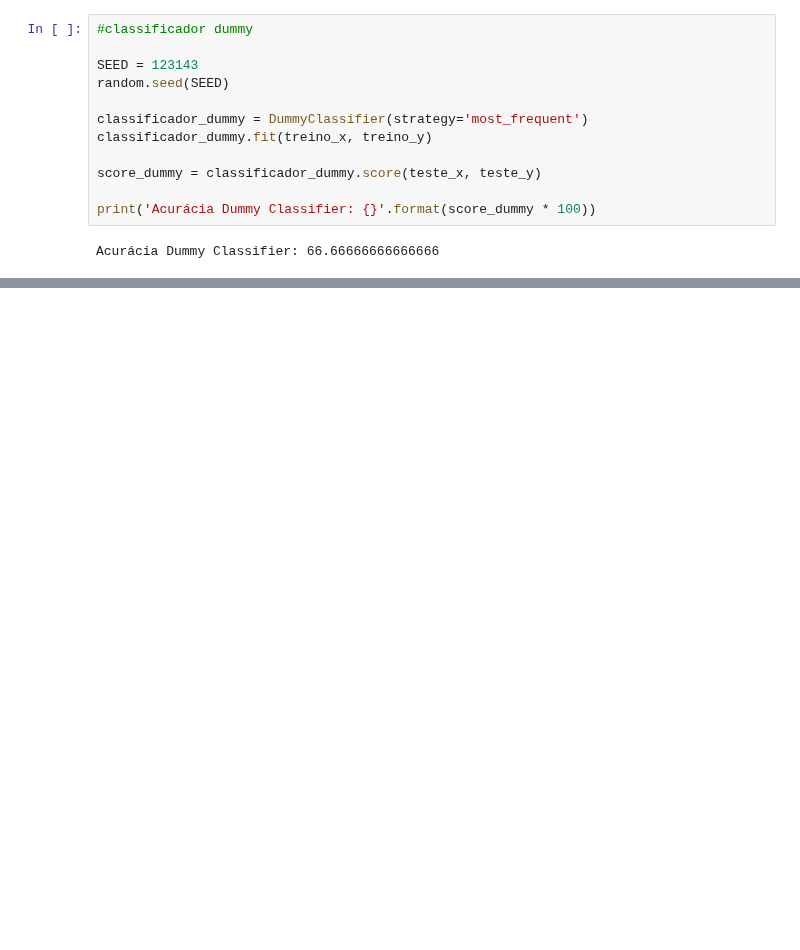
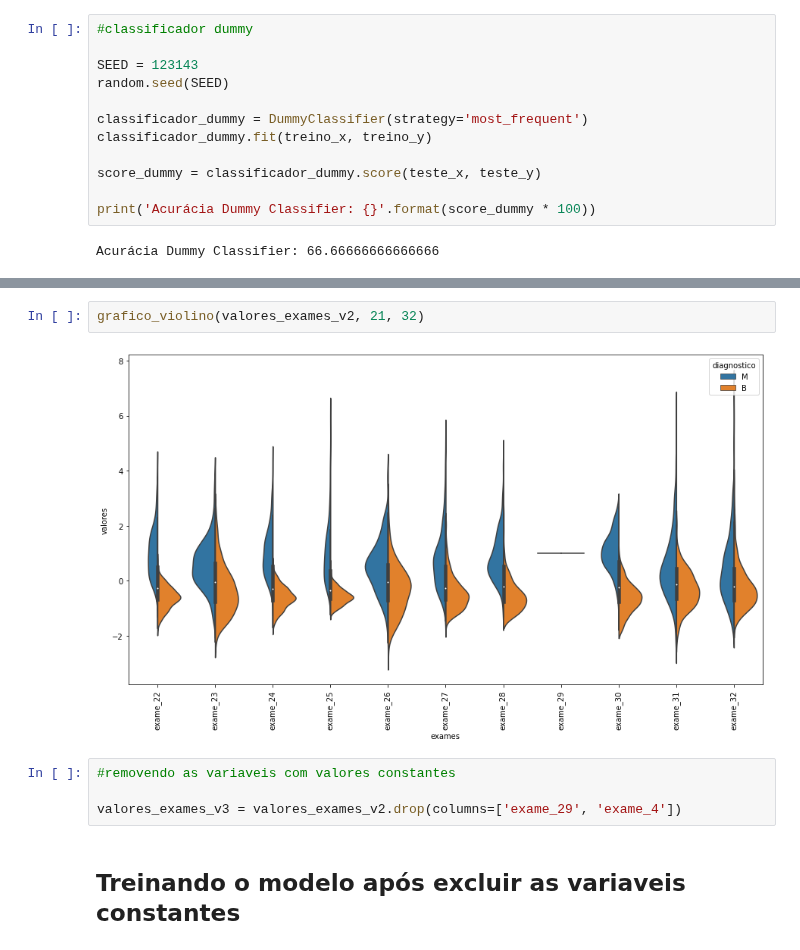
Before and after one commit to daianeklein/cursos-bootcamps, a Jupyter notebook: _Alura/Machine-Learning-Lidando-com-dados-de-muitas-dimensoes/Alura_Care.ipynb, the cells around one changed output, grey strips where cells are left out. Cells and saved outputs as stored; diff of their text form; blank space fills up the shorter version.

```diff
--- a/_Alura/Machine-Learning-Lidando-com-dados-de-muitas-dimensoes/Alura_Care.ipynb
+++ b/_Alura/Machine-Learning-Lidando-com-dados-de-muitas-dimensoes/Alura_Care.ipynb
@@ -91,0 +243,10 @@ Acurácia Dummy Classifier: 66.66666666666666
+# %%
+grafico_violino(valores_exames_v2, 21, 32)
+# %% [output]
+[figure, added]
+# %%
+#removendo as variaveis com valores constantes
+
+valores_exames_v3 = valores_exames_v2.drop(columns=['exame_29', 'exame_4'])
+# %% [markdown]
+## Treinando o modelo após excluir as variaveis constantes
```
Also changed, not shown: parts of 19 cells of this notebook.
